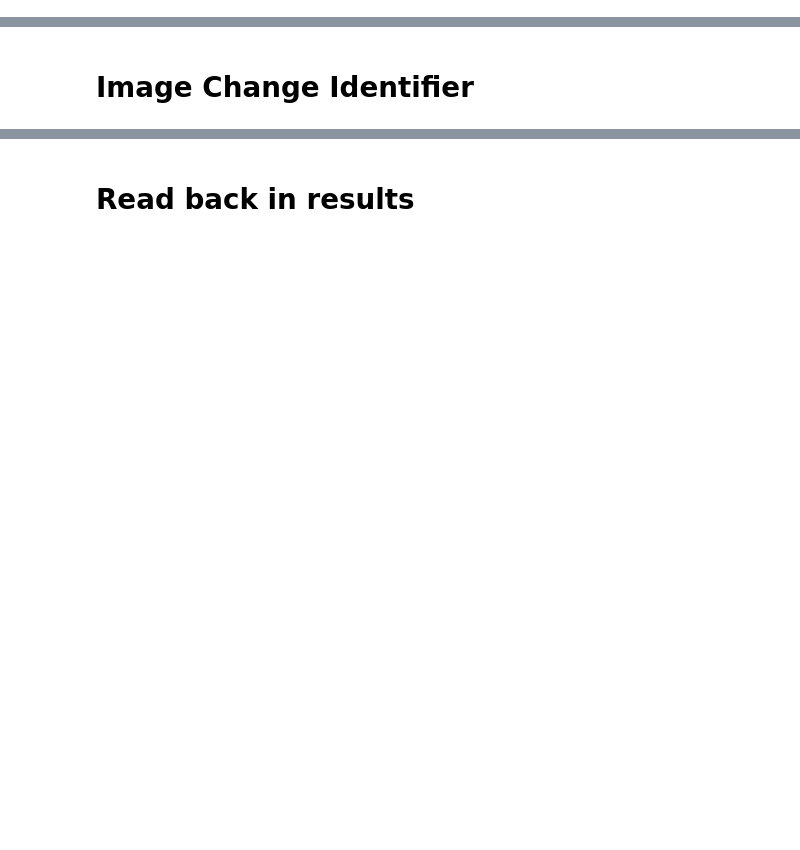
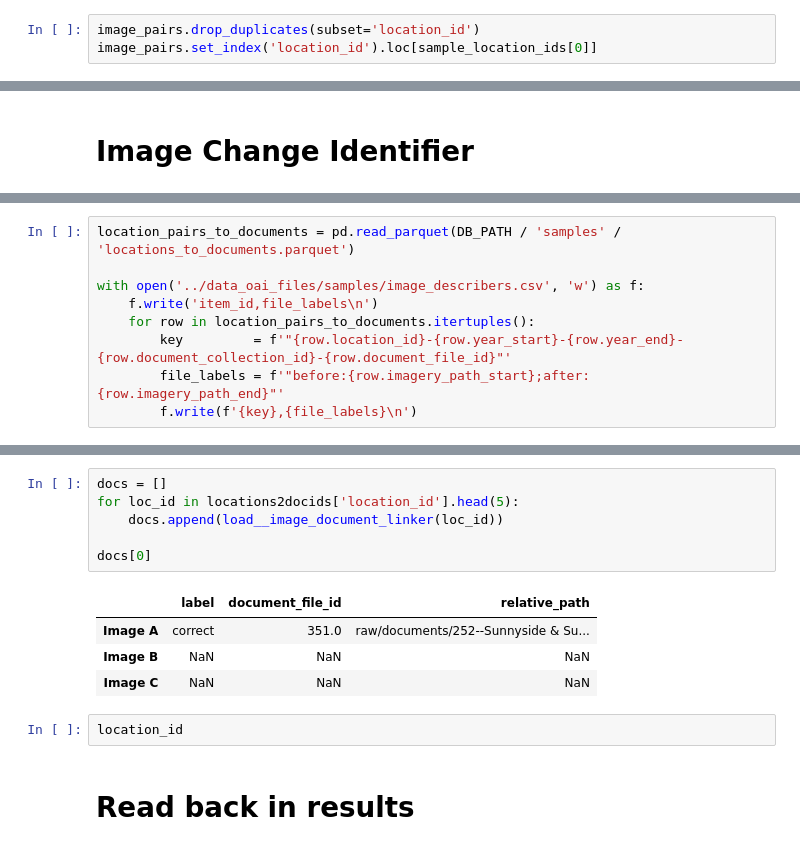
Before and after one commit to jatkins23/streetTransformer, a Jupyter notebook: notebooks/oai_api.ipynb, the cells around one changed output, grey strips where cells are left out. Saved outputs shown, nothing was run; the diff lists cells and outputs as text; blank space fills up the shorter version.

```diff
--- a/notebooks/oai_api.ipynb
+++ b/notebooks/oai_api.ipynb
@@ -24,0 +62,3 @@ image_pairs = pd.read_parquet(DB_PATH / 'processed' / 'image_pairs.parquet')
+# %%
+image_pairs.drop_duplicates(subset='location_id')
+image_pairs.set_index('location_id').loc[sample_location_ids[0]]
@@ -64,0 +191,9 @@ with open('../data_oai_files/query123_top1000_sample.csv', 'w') as f:
+# %%
+location_pairs_to_documents = pd.read_parquet(DB_PATH / 'samples' / 'locations_to_documents.parquet')
+
+with open('../data_oai_files/samples/image_describers.csv', 'w') as f:
+    f.write('item_id,file_labels\n')
+    for row in location_pairs_to_documents.itertuples():
+        key         = f'"{row.location_id}-{row.year_start}-{row.year_end}-{row.document_collection_id}-{row.document_file_id}"'
+        file_labels = f'"before:{row.imagery_path_start};after:{row.imagery_path_end}"'
+        f.write(f'{key},{file_labels}\n')
@@ -65,3 +388,16 @@ with open('../data_oai_files/query123_top1000_sample.csv', 'w') as f:
+# %%
+docs = []
+for loc_id in locations2docids['location_id'].head(5):
+    docs.append(load__image_document_linker(loc_id))
+
+docs[0]
+# %% [output]
+|  | label | document_file_id | relative_path |
+| Image A | correct | 351.0 | raw/documents/252--Sunnyside & Su... |
+| Image B | NaN | NaN | NaN |
+| Image C | NaN | NaN | NaN |
+# %%
+location_id
 # %% [markdown]
 # Read back in results
 # %%
```
Also changed, not shown: parts of 24 cells of this notebook, 7 other files.
